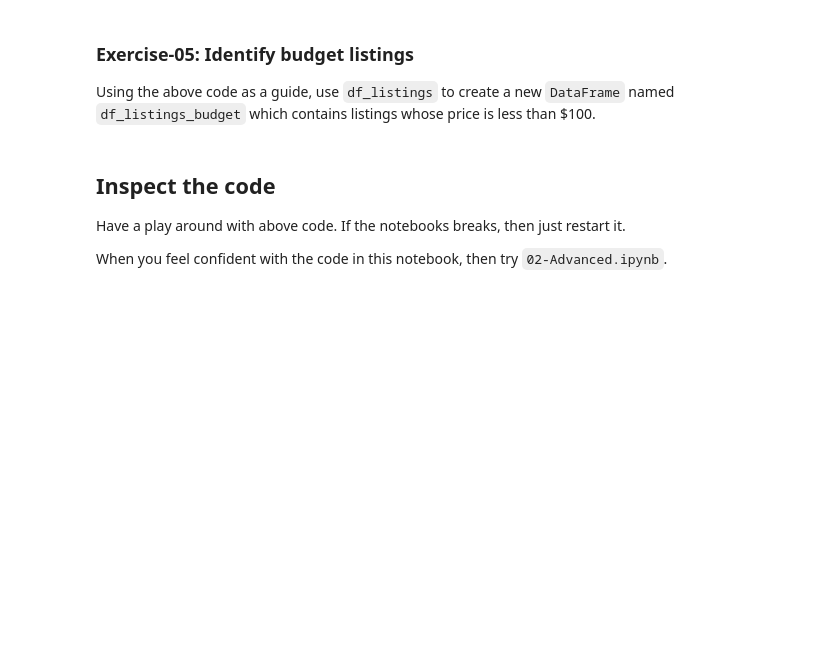
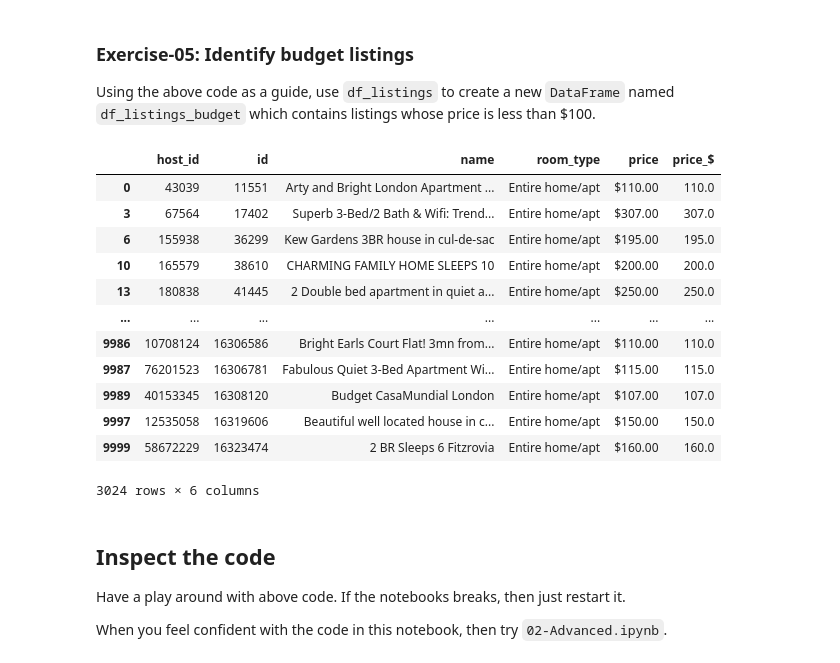
Before and after one commit to okenta0524/15-10-2025_excercise, a Jupyter notebook: exercises/1-python_basics.ipynb, the cells around one changed output. Saved outputs shown, nothing was run; the diff lists cells and outputs as text; code cells hidden in the pictures; blank space fills up the shorter version.

```diff
--- a/exercises/1-python_basics.ipynb
+++ b/exercises/1-python_basics.ipynb
@@ -108,3 +127,4 @@ def format_price(price):
     return(float(price.replace('$','').replace(',','')))
 
 # (SOLUTION)
+df_listings['price_$'] = df_listings['price'].apply(format_price)
@@ -122,3 +156,21 @@ Using the above code as a guide, use `df_listings` to create a new `DataFrame` n
+# %%
+# (SOLUTION)
+df_listings_budget = df_listings[df_listings['price_$'] > 100]
+df_listings_budget
+# %% [output]
+|  | host_id | id | name | room_type | price | price_$ |
+| 0 | 43039 | 11551 | Arty and Bright London Apartment ... | Entire home/apt | $110.00 | 110.0 |
+| 3 | 67564 | 17402 | Superb 3-Bed/2 Bath & Wifi: Trend... | Entire home/apt | $307.00 | 307.0 |
+| 6 | 155938 | 36299 | Kew Gardens 3BR house in cul-de-sac | Entire home/apt | $195.00 | 195.0 |
+| 10 | 165579 | 38610 | CHARMING FAMILY HOME SLEEPS 10 | Entire home/apt | $200.00 | 200.0 |
+| 13 | 180838 | 41445 | 2 Double bed apartment in quiet a... | Entire home/apt | $250.00 | 250.0 |
+| ... | ... | ... | ... | ... | ... | ... |
+| 9986 | 10708124 | 16306586 | Bright Earls Court Flat! 3mn from... | Entire home/apt | $110.00 | 110.0 |
+| 9987 | 76201523 | 16306781 | Fabulous Quiet 3-Bed Apartment Wi... | Entire home/apt | $115.00 | 115.0 |
+| 9989 | 40153345 | 16308120 | Budget CasaMundial London | Entire home/apt | $107.00 | 107.0 |
+| 9997 | 12535058 | 16319606 | Beautiful well located house in c... | Entire home/apt | $150.00 | 150.0 |
+| 9999 | 58672229 | 16323474 | 2 BR Sleeps 6 Fitzrovia | Entire home/apt | $160.00 | 160.0 |
+3024 rows × 6 columns
 # %% [markdown]
 ## Inspect the code
 Have a play around with above code. If the notebooks breaks, then just restart it.
```
Also changed, not shown: parts of 10 cells of this notebook.
